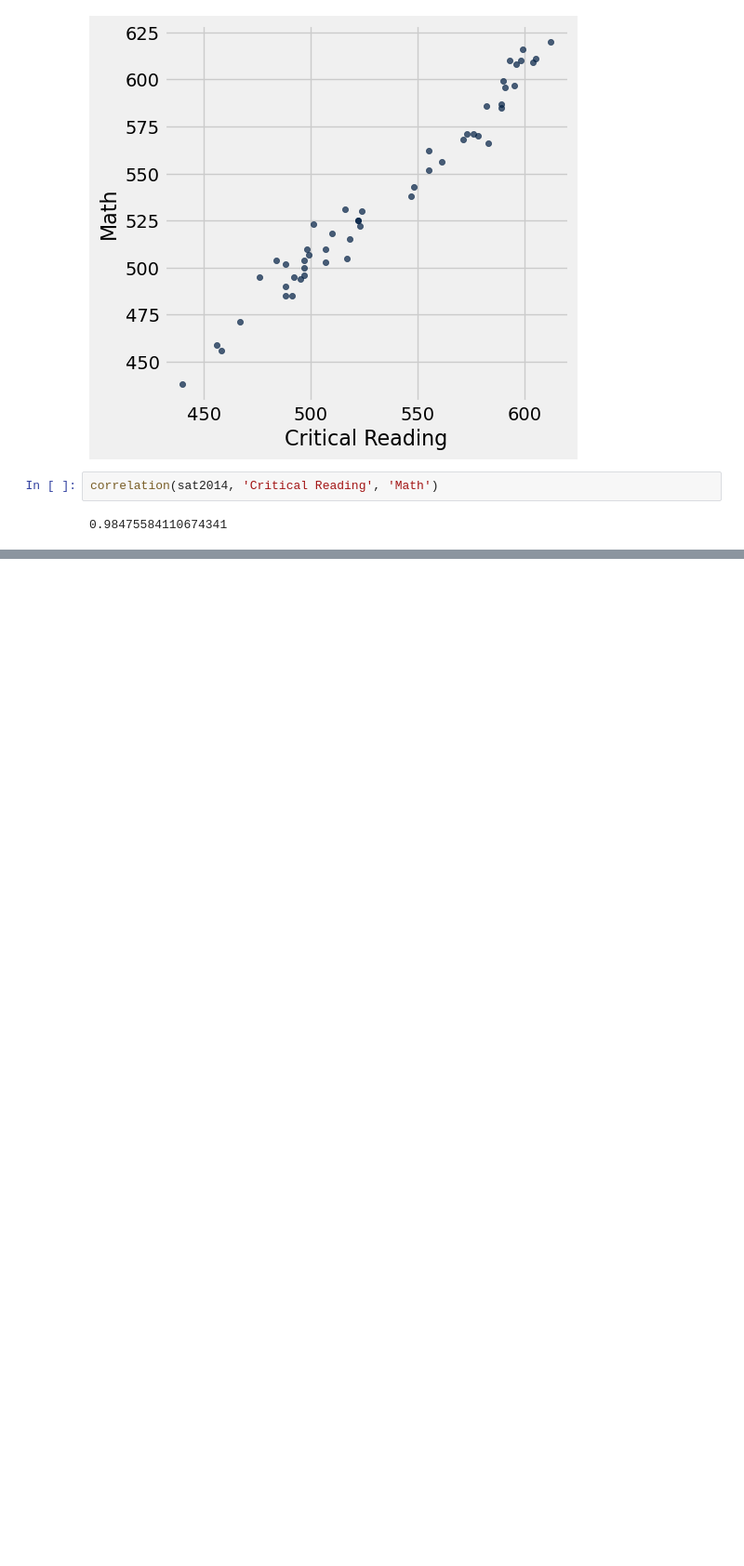
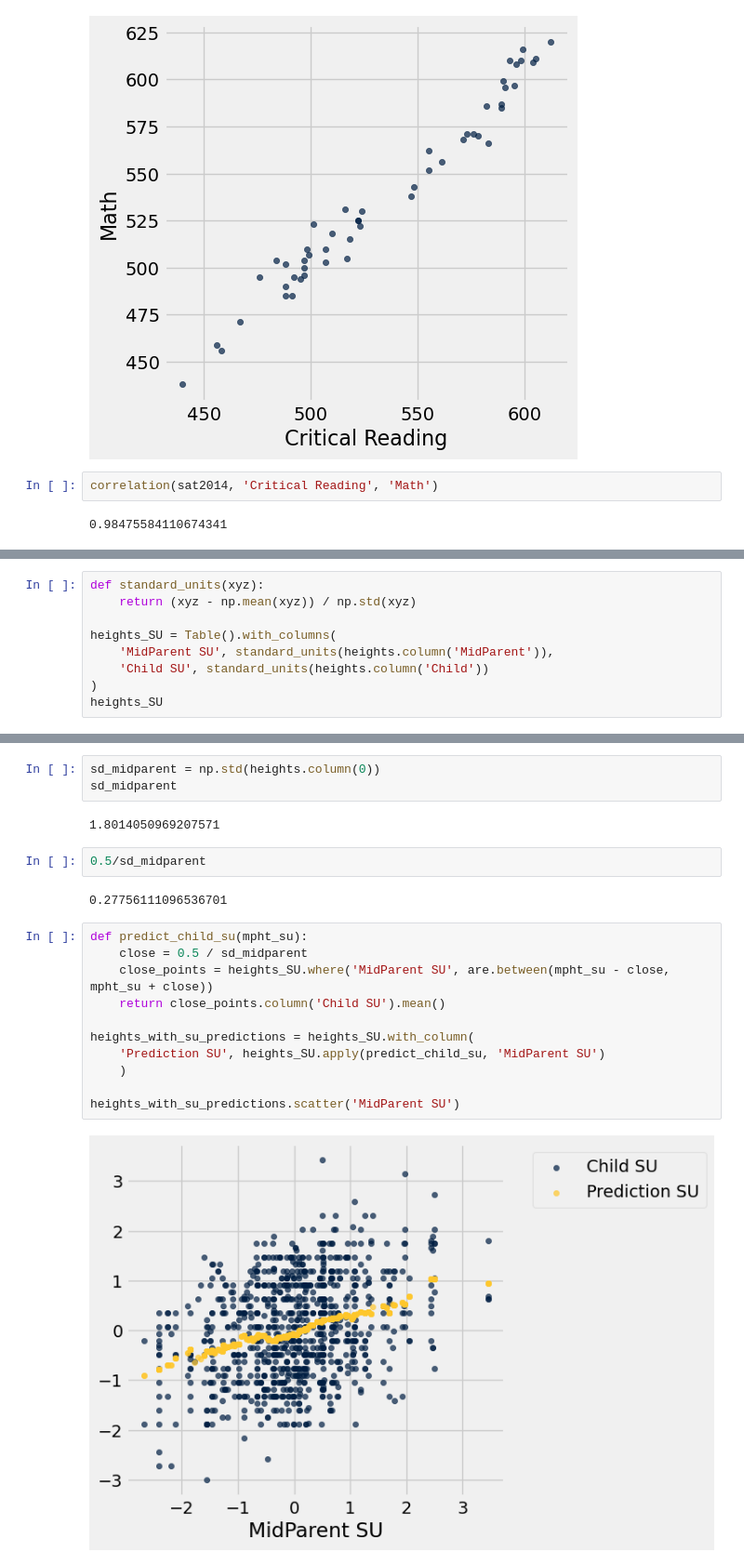
Before and after one commit to lawtonsclass/f24-code-from-class, a Jupyter notebook: data8-practice/ch15.ipynb, the cells around one changed output, grey strips where cells are left out. Shown at 93% size. Saved outputs shown, nothing was run; the diff lists cells and outputs as text; blank space fills up the shorter version.

```diff
--- a/data8-practice/ch15.ipynb
+++ b/data8-practice/ch15.ipynb
@@ -253,0 +283,9 @@ correlation(sat2014, 'Critical Reading', 'Math')
+# %%
+def standard_units(xyz):
+    return (xyz - np.mean(xyz)) / np.std(xyz)
+
+heights_SU = Table().with_columns(
+    'MidParent SU', standard_units(heights.column('MidParent')),
+    'Child SU', standard_units(heights.column('Child'))
+)
+heights_SU
@@ -253,0 +305,22 @@ correlation(sat2014, 'Critical Reading', 'Math')
+# %%
+sd_midparent = np.std(heights.column(0))
+sd_midparent
+# %% [output]
+1.8014050969207571
+# %%
+0.5/sd_midparent
+# %% [output]
+0.27756111096536701
+# %%
+def predict_child_su(mpht_su):
+    close = 0.5 / sd_midparent
+    close_points = heights_SU.where('MidParent SU', are.between(mpht_su - close, mpht_su + close))
+    return close_points.column('Child SU').mean()
+
+heights_with_su_predictions = heights_SU.with_column(
+    'Prediction SU', heights_SU.apply(predict_child_su, 'MidParent SU')
+    )
+
+heights_with_su_predictions.scatter('MidParent SU')
+# %% [output]
+[figure, added]
```
Also changed, not shown: parts of 43 cells of this notebook, 1 other file.
